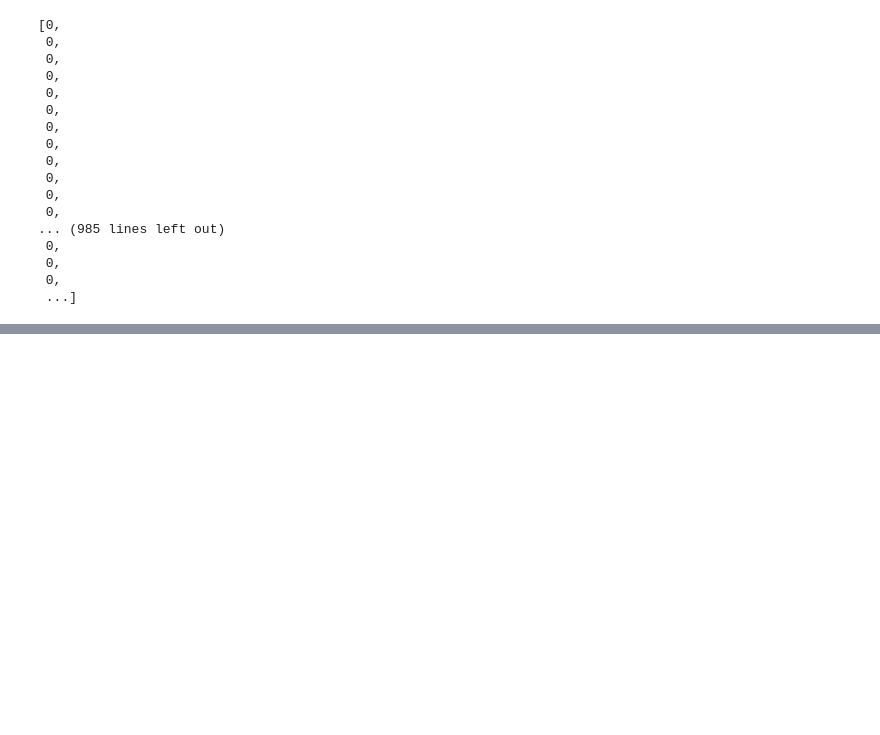
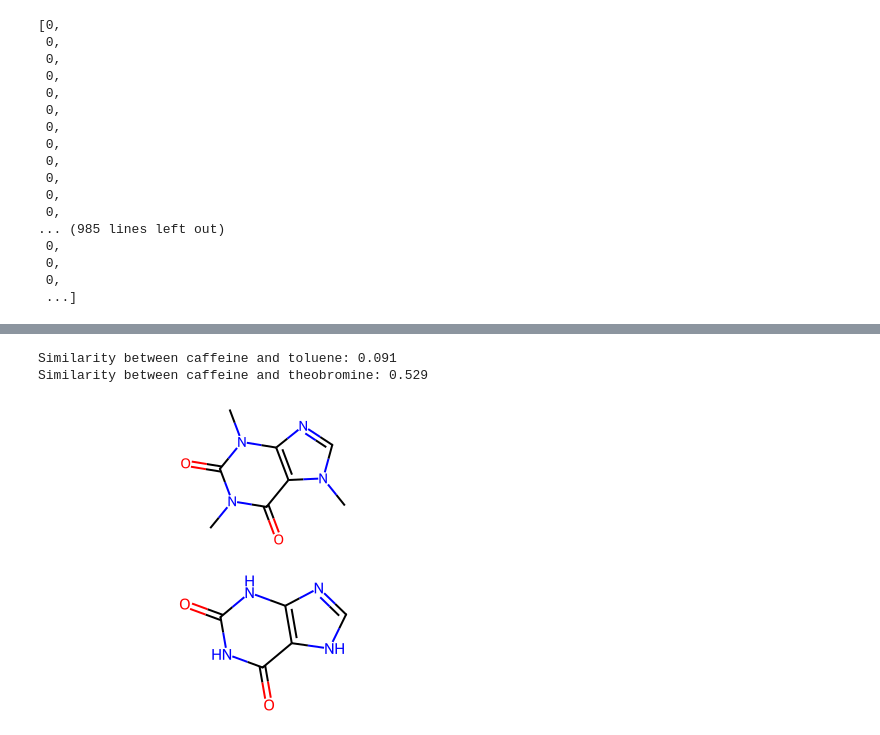
Before and after one commit to Accayo14/AI-for-Chemistry, a Jupyter notebook: Week_1/rdkit.ipynb, the cells around one changed output, grey strips where cells are left out. Drawn from its saved outputs; the diff is of its cells as text; code cells hidden in the pictures; blank space fills up the shorter version.

```diff
--- a/Week_1/rdkit.ipynb
+++ b/Week_1/rdkit.ipynb
@@ -213,0 +265,30 @@ caffiene_fp.ToList()
+# %%
+from rdkit.DataStructs import FingerprintSimilarity
+
+toluene = Chem.MolFromSmiles("Cc1ccccc1")
+
+toluene_fp = mfpgen.GetFingerprint(toluene)
+theobromine_fp = mfpgen.GetFingerprint(theobromine)
+
+sim1 = FingerprintSimilarity(caffiene_fp, toluene_fp)
+sim2 = FingerprintSimilarity(caffiene_fp, theobromine_fp)
+
+print(f"Similarity between caffeine and toluene: {round(sim1, 3)}".format())
+print(f"Similarity between caffeine and theobromine: {round(sim2, 3)}")
+# %% [output]
+Similarity between caffeine and toluene: 0.091
+Similarity between caffeine and theobromine: 0.529
+# %%
+from rdkit.Chem.Scaffolds import MurckoScaffold
+
+#Get Murcko Scaffold from a mol object
+caff_scaffold = MurckoScaffold.GetScaffoldForMol(caffiene)
+
+#Show original molecule
+display(caffiene)
+
+#Show Murcko scaffold
+caff_scaffold
+# %% [output]
+[figure, added]
+[figure, added]
```
Also changed, not shown: parts of 9 cells of this notebook.
